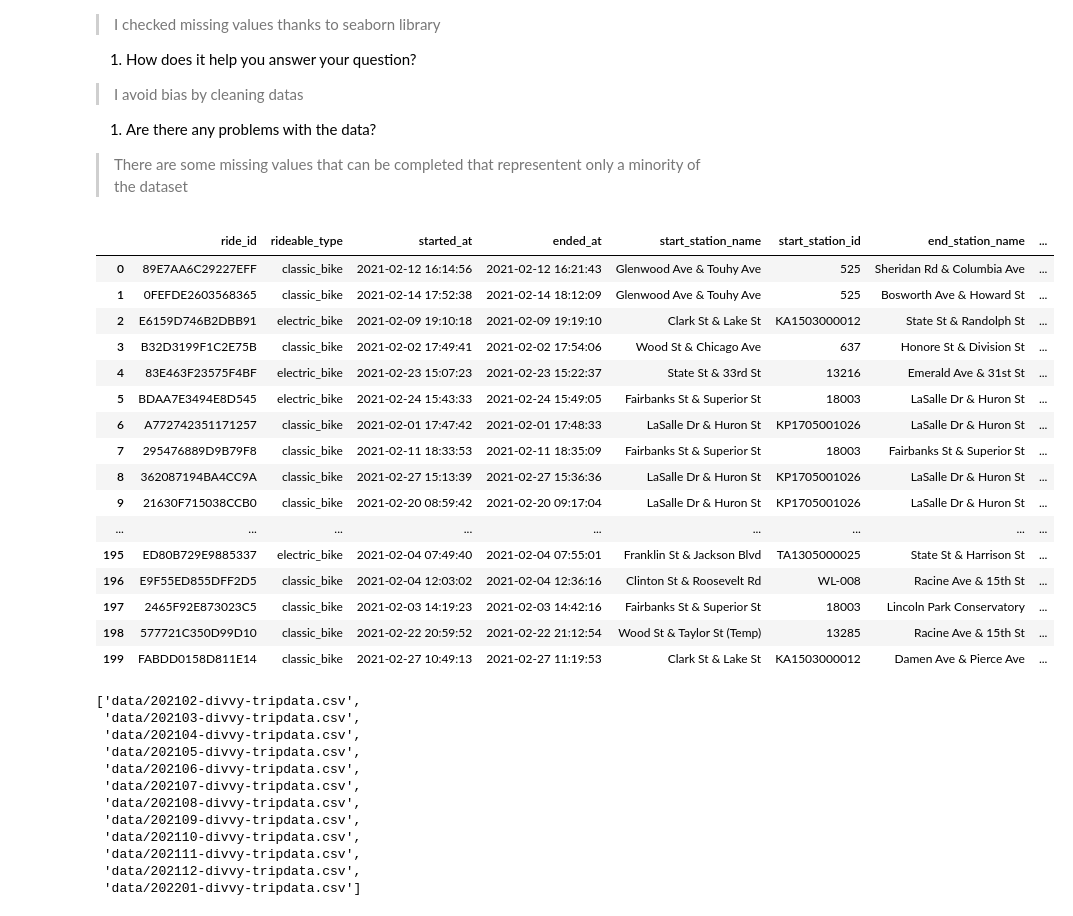
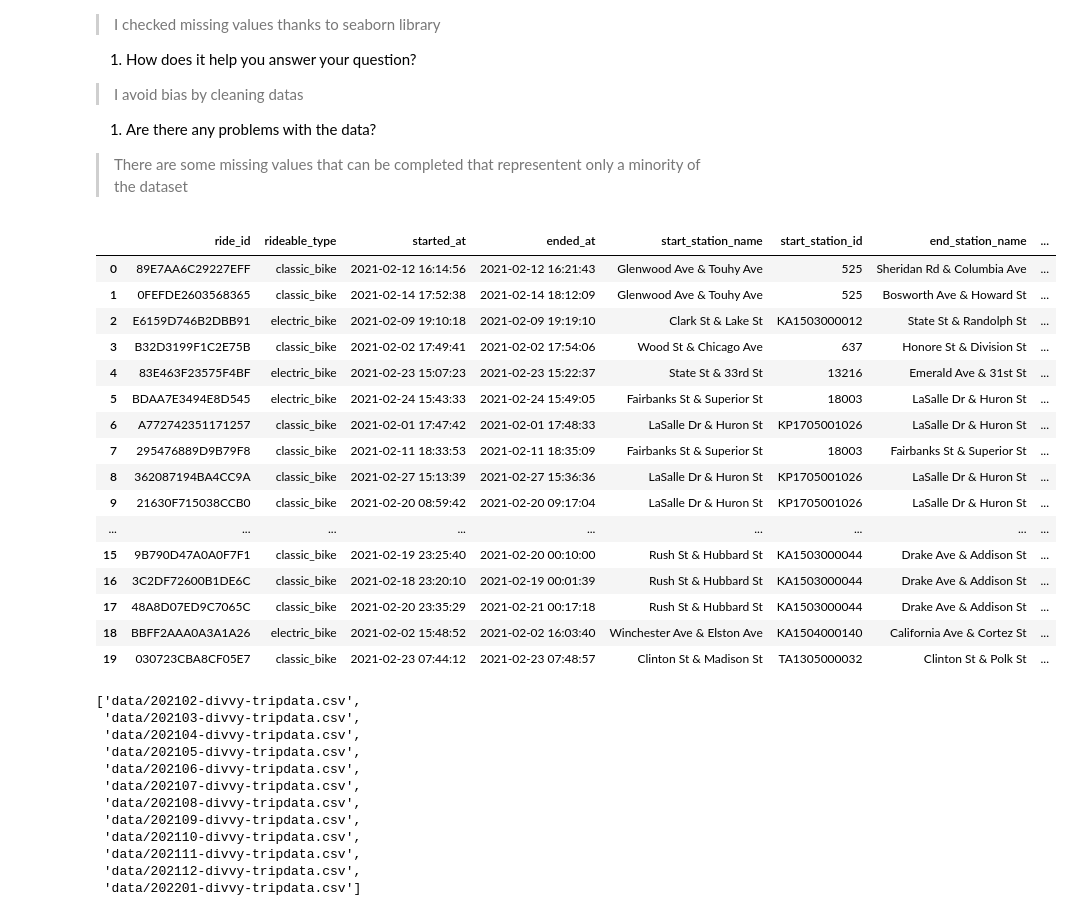
Before and after one commit to ClementVU/Bike-Project, a Jupyter notebook: Bike Project.ipynb, the cells around one changed output. Saved outputs shown, nothing was run; the diff lists cells and outputs as text; code cells hidden in the pictures.

```diff
--- a/Bike Project.ipynb
+++ b/Bike Project.ipynb
@@ -25,25 +25,25 @@ import matplotlib.pyplot as plt
 # %%
 # check the csv format
 pd.set_option("display.max_rows", None, "display.max_columns", None)
-pd.read_csv('data/202102-divvy-tripdata.csv').head(200)
+pd.read_csv('data/202102-divvy-tripdata.csv').head(20)
 # %% [output]
 |  | ride_id | rideable_type | started_at | ended_at | start_station_name | start_station_id | end_station_name | ... |
 | 0 | 89E7AA6C29227EFF | classic_bike | 2021-02-12 16:14:56 | 2021-02-12 16:21:43 | Glenwood Ave & Touhy Ave | 525 | Sheridan Rd & Columbia Ave | ... |
 | 1 | 0FEFDE2603568365 | classic_bike | 2021-02-14 17:52:38 | 2021-02-14 18:12:09 | Glenwood Ave & Touhy Ave | 525 | Bosworth Ave & Howard St | ... |
 | 2 | E6159D746B2DBB91 | electric_bike | 2021-02-09 19:10:18 | 2021-02-09 19:19:10 | Clark St & Lake St | KA1503000012 | State St & Randolph St | ... |
 | 3 | B32D3199F1C2E75B | classic_bike | 2021-02-02 17:49:41 | 2021-02-02 17:54:06 | Wood St & Chicago Ave | 637 | Honore St & Division St | ... |
 | 4 | 83E463F23575F4BF | electric_bike | 2021-02-23 15:07:23 | 2021-02-23 15:22:37 | State St & 33rd St | 13216 | Emerald Ave & 31st St | ... |
 | 5 | BDAA7E3494E8D545 | electric_bike | 2021-02-24 15:43:33 | 2021-02-24 15:49:05 | Fairbanks St & Superior St | 18003 | LaSalle Dr & Huron St | ... |
 | 6 | A772742351171257 | classic_bike | 2021-02-01 17:47:42 | 2021-02-01 17:48:33 | LaSalle Dr & Huron St | KP1705001026 | LaSalle Dr & Huron St | ... |
 | 7 | 295476889D9B79F8 | classic_bike | 2021-02-11 18:33:53 | 2021-02-11 18:35:09 | Fairbanks St & Superior St | 18003 | Fairbanks St & Superior St | ... |
 | 8 | 362087194BA4CC9A | classic_bike | 2021-02-27 15:13:39 | 2021-02-27 15:36:36 | LaSalle Dr & Huron St | KP1705001026 | LaSalle Dr & Huron St | ... |
 | 9 | 21630F715038CCB0 | classic_bike | 2021-02-20 08:59:42 | 2021-02-20 09:17:04 | LaSalle Dr & Huron St | KP1705001026 | LaSalle Dr & Huron St | ... |
 | ... | ... | ... | ... | ... | ... | ... | ... | ... |
-| 195 | ED80B729E9885337 | electric_bike | 2021-02-04 07:49:40 | 2021-02-04 07:55:01 | Franklin St & Jackson Blvd | TA1305000025 | State St & Harrison St | ... |
-| 196 | E9F55ED855DFF2D5 | classic_bike | 2021-02-04 12:03:02 | 2021-02-04 12:36:16 | Clinton St & Roosevelt Rd | WL-008 | Racine Ave & 15th St | ... |
-| 197 | 2465F92E873023C5 | classic_bike | 2021-02-03 14:19:23 | 2021-02-03 14:42:16 | Fairbanks St & Superior St | 18003 | Lincoln Park Conservatory | ... |
-| 198 | 577721C350D99D10 | classic_bike | 2021-02-22 20:59:52 | 2021-02-22 21:12:54 | Wood St & Taylor St (Temp) | 13285 | Racine Ave & 15th St | ... |
-| 199 | FABDD0158D811E14 | classic_bike | 2021-02-27 10:49:13 | 2021-02-27 11:19:53 | Clark St & Lake St | KA1503000012 | Damen Ave & Pierce Ave | ... |
+| 15 | 9B790D47A0A0F7F1 | classic_bike | 2021-02-19 23:25:40 | 2021-02-20 00:10:00 | Rush St & Hubbard St | KA1503000044 | Drake Ave & Addison St | ... |
+| 16 | 3C2DF72600B1DE6C | classic_bike | 2021-02-18 23:20:10 | 2021-02-19 00:01:39 | Rush St & Hubbard St | KA1503000044 | Drake Ave & Addison St | ... |
+| 17 | 48A8D07ED9C7065C | classic_bike | 2021-02-20 23:35:29 | 2021-02-21 00:17:18 | Rush St & Hubbard St | KA1503000044 | Drake Ave & Addison St | ... |
+| 18 | BBFF2AAA0A3A1A26 | electric_bike | 2021-02-02 15:48:52 | 2021-02-02 16:03:40 | Winchester Ave & Elston Ave | KA1504000140 | California Ave & Cortez St | ... |
+| 19 | 030723CBA8CF05E7 | classic_bike | 2021-02-23 07:44:12 | 2021-02-23 07:48:57 | Clinton St & Madison St | TA1305000032 | Clinton St & Polk St | ... |
 # %%
 # put file names into a list
 files_names = []
```
Also changed, not shown: parts of 10 cells of this notebook.
